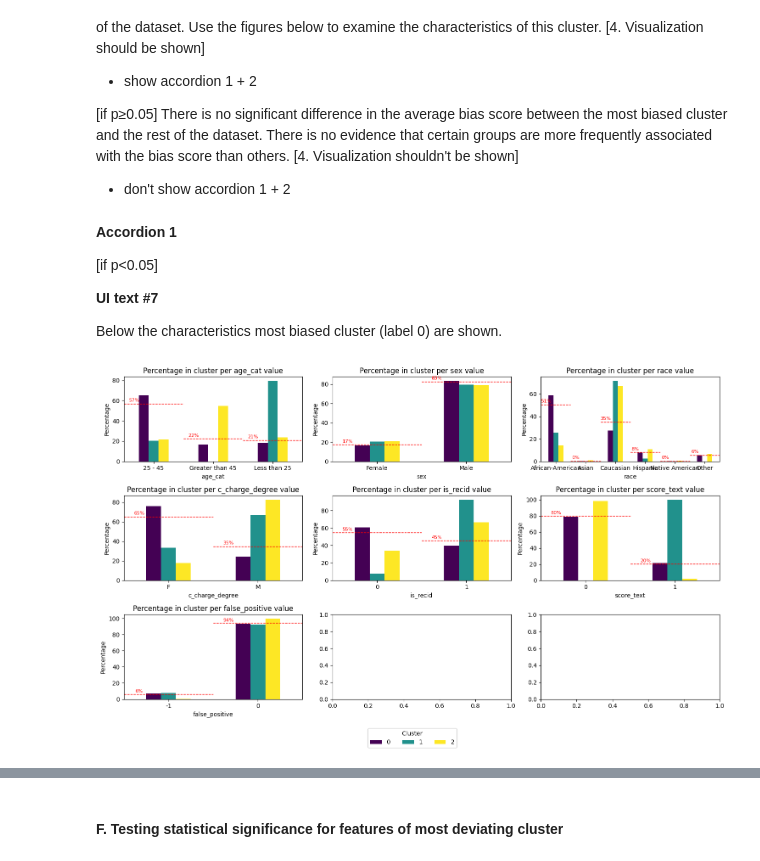
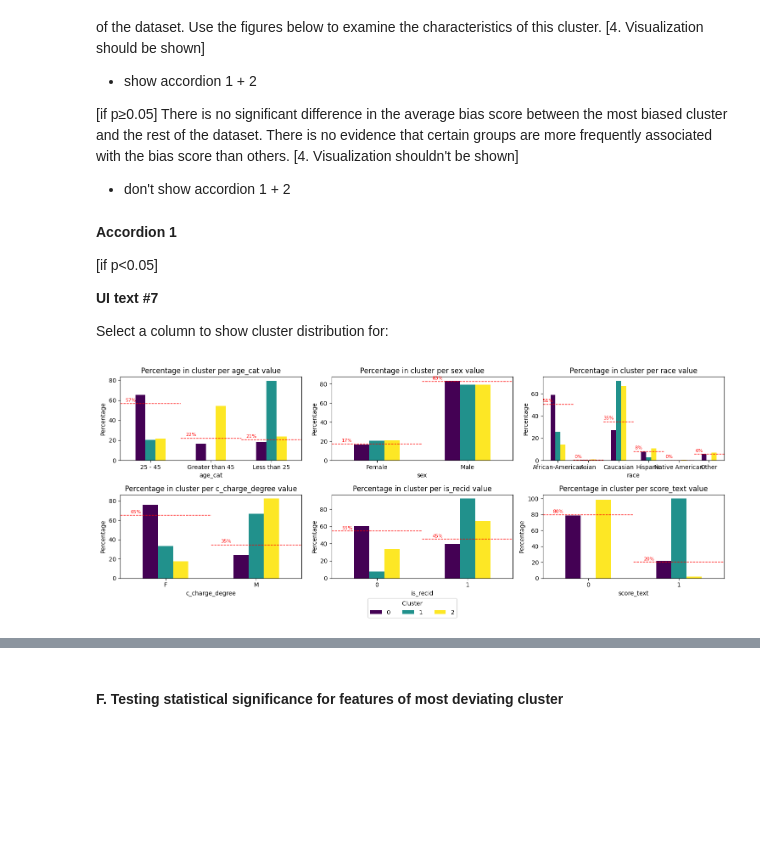
Before and after one commit to NGO-Algorithm-Audit/local-only-web-tool, a Jupyter notebook: notebooks/unsupervised bias detection tool/COMPAS_FP.ipynb, the cells around one changed output, grey strips where cells are left out. Saved outputs shown, nothing was run; the diff lists cells and outputs as text; code cells hidden in the pictures; blank space fills up the shorter version.

```diff
--- a/notebooks/unsupervised bias detection tool/COMPAS_FP.ipynb
+++ b/notebooks/unsupervised bias detection tool/COMPAS_FP.ipynb
@@ -152,8 +143,3 @@ print(dim)
 n = dim[0]
 # %% [output]
 (7214, 7)
-# %%
-# Example: Group by race, age and sex to see recidivism rates (for this notebook only)
-for column in ["race", "age_cat", "sex"]:
-    recidivism_rates = df.groupby(column)["two_year_recid"].mean()
-    print(recidivism_rates)
@@ -373,13 +341,13 @@ The bias variable occurs statistically significant more often than in the rest o
 
 **UI text #7**
 
-Below the characteristics most biased cluster (label 0) are shown.
+Select a column to show cluster distribution for:
 # %%
 # Group by cluster_label and count the occurrences
 cluster_counts = decoded_X_test["cluster_label"].value_counts()
 
 # Create subplots for each column
-columns_to_analyze = decoded_X_test.columns[:-1]  # Exclude 'cluster_label' column
+columns_to_analyze = decoded_X_test.columns.drop(['cluster_label', bias_variable]) # exclude cluster_label and bias variable
 rows = (len(columns_to_analyze) + 2) // 3  # Calculate the number of rows needed
 fig, axes = plt.subplots(rows, min(len(columns_to_analyze), 3), figsize=(15, 3 * rows), squeeze=False)
 axes = axes.flatten()  # Flatten the axes array for easier indexing
@@ -394,31 +362,31 @@ for i, column in enumerate(columns_to_analyze):
     axes[i].set_title(f"Percentage in cluster per {column} value")
     axes[i].set_ylabel("Percentage")
     axes[i].set_xticklabels(percentages.T.index, rotation=0)
 
     # Calculate and plot the average percentage in the entire dataset for each category value
     overall_counts = decoded_X_test[column].value_counts(normalize=True) * 100
     for cat_value, avg_pct in overall_counts.items():
         # Find the x position for this category value
         try:
             x_pos = list(percentages.T.index).index(cat_value)
         except ValueError:
             continue  # skip if category not present in this cluster
         axes[i].axhline(y=avg_pct, xmin=x_pos / len(percentages.T.index), xmax=(x_pos + 1) / len(percentages.T.index),
                         linestyle='--', color='red', linewidth=1)
         axes[i].text(
             x=x_pos-0.33,
             y=avg_pct + 1,
             s=f"{avg_pct:.0f}%",
             color='red',
             fontsize=8,
             ha='center',
             va='bottom'
         )
 
 # Adjust layout and show a single legend below the figure
 handles, labels = axes[0].get_legend_handles_labels()
 fig.legend(handles, labels, loc='lower center', ncol=len(labels), bbox_to_anchor=(0.5, -0.02), title='Cluster')
 plt.tight_layout(rect=[0, 0.05, 1, 1])
 plt.show()
 # %% [output]
-[figure, old version]
+[figure, new version]
```
Also changed, not shown: parts of 3 cells of this notebook.
